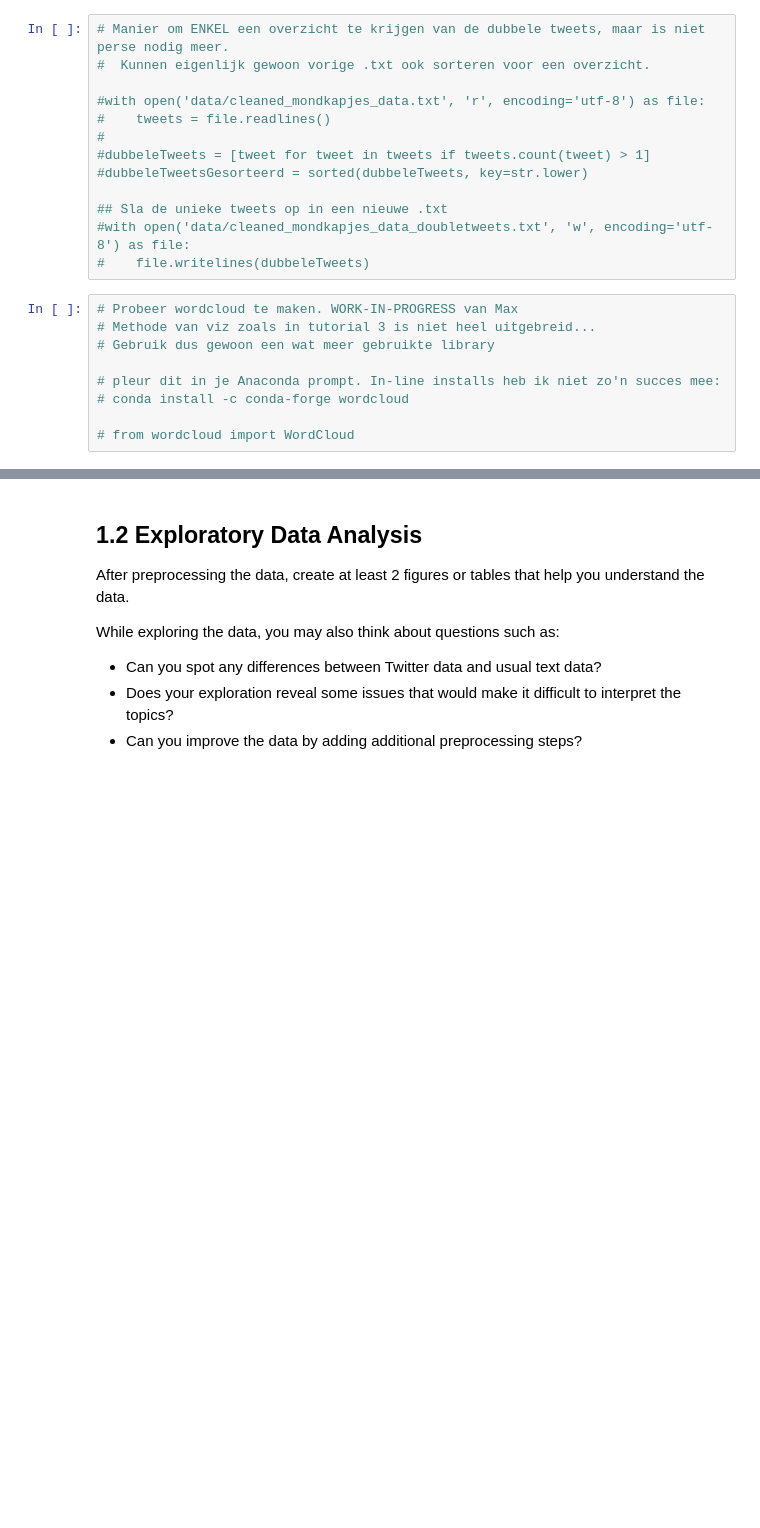
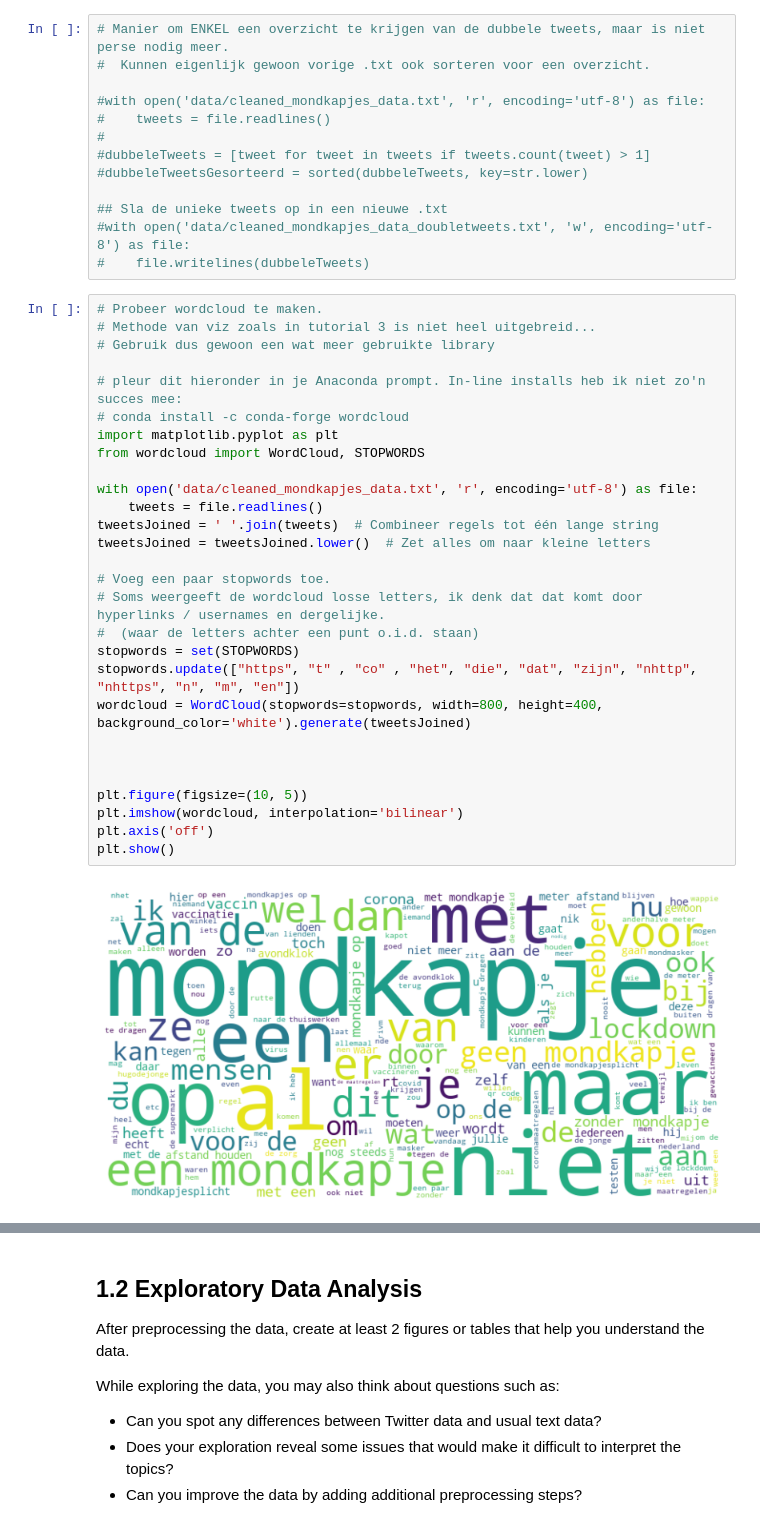
Before and after one commit to MacSuperior/APML-3, a Jupyter notebook: A3 Task 1.1 Max.ipynb, the cells around one changed output, grey strips where cells are left out. Saved outputs shown, nothing was run; the diff lists cells and outputs as text; blank space fills up the shorter version.

```diff
--- a/A3 Task 1.1 Max.ipynb
+++ b/A3 Task 1.1 Max.ipynb
@@ -166,11 +166,32 @@ with open('data/cleaned_mondkapjes_data.txt', 'w', encoding='utf-8') as file:
 #with open('data/cleaned_mondkapjes_data_doubletweets.txt', 'w', encoding='utf-8') as file:
 #    file.writelines(dubbeleTweets)
 # %%
-# Probeer wordcloud te maken. WORK-IN-PROGRESS van Max
+# Probeer wordcloud te maken.
 # Methode van viz zoals in tutorial 3 is niet heel uitgebreid...
 # Gebruik dus gewoon een wat meer gebruikte library
 
-# pleur dit in je Anaconda prompt. In-line installs heb ik niet zo'n succes mee:
+# pleur dit hieronder in je Anaconda prompt. In-line installs heb ik niet zo'n succes mee:
 # conda install -c conda-forge wordcloud
+import matplotlib.pyplot as plt
+from wordcloud import WordCloud, STOPWORDS
 
-# from wordcloud import WordCloud
+with open('data/cleaned_mondkapjes_data.txt', 'r', encoding='utf-8') as file:
+    tweets = file.readlines()
+tweetsJoined = ' '.join(tweets)  # Combineer regels tot één lange string
+tweetsJoined = tweetsJoined.lower()  # Zet alles om naar kleine letters
+
+# Voeg een paar stopwords toe.
+# Soms weergeeft de wordcloud losse letters, ik denk dat dat komt door hyperlinks / usernames en dergelijke.
+#  (waar de letters achter een punt o.i.d. staan)
+stopwords = set(STOPWORDS)
+stopwords.update(["https", "t" , "co" , "het", "die", "dat", "zijn", "nhttp", "nhttps", "n", "m", "en"])
+wordcloud = WordCloud(stopwords=stopwords, width=800, height=400, background_color='white').generate(tweetsJoined)
+
+
+
+plt.figure(figsize=(10, 5))
+plt.imshow(wordcloud, interpolation='bilinear')
+plt.axis('off')
+plt.show()
+# %% [output]
+[figure, added]
```
Also changed, not shown: parts of 2 cells of this notebook.
